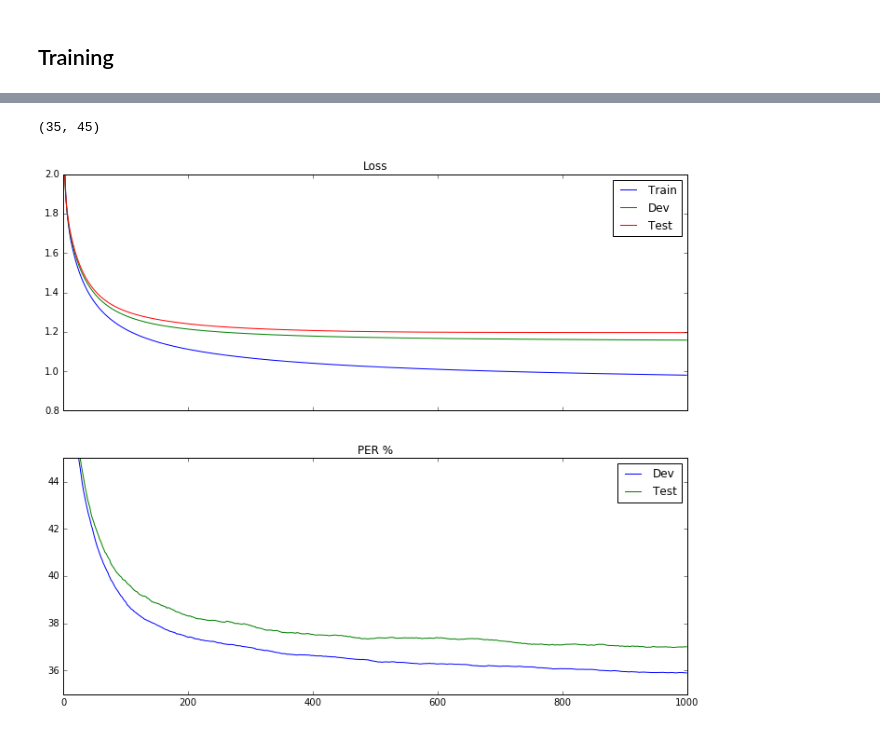
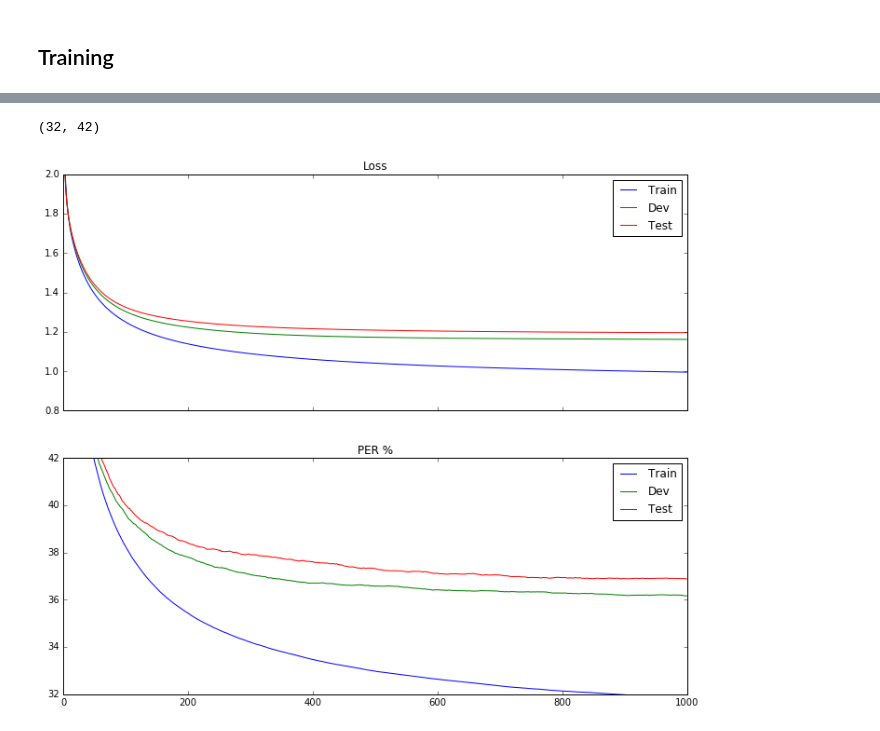
Before and after one commit to danijel3/ASRDemos, a Jupyter notebook: notebooks/MLP_TIMIT_ctx10.ipynb, the cells around one changed output, grey strips where cells are left out. Drawn from its saved outputs; the diff is of its cells as text; code cells hidden in the pictures.

```diff
--- a/notebooks/MLP_TIMIT_ctx10.ipynb
+++ b/notebooks/MLP_TIMIT_ctx10.ipynb
@@ -123,17 +123,17 @@ Evertyhing else here is the same as with the standard MLP except for the learnin
 # %%
 model = Sequential()
 
-model.add(Reshape(input_shape=(ctx_size,input_dim),dims=(ctx_size*input_dim,)))
+model.add(Reshape(input_shape=(ctx_size,input_dim),target_shape=(ctx_size*input_dim,)))
 model.add(Dense(output_dim=hidden_num))
 model.add(Activation('sigmoid'))
 model.add(Dense(output_dim=output_dim))
 model.add(Activation('softmax'))
 
-optimizer= Adam(lr=0.00005)
-#optimizer= SGD(lr=1e-2,momentum=0.9)
+optimizer= SGD(lr=1e-3,momentum=0.9)
 loss='categorical_crossentropy'
+metrics=['accuracy']
 
-model.compile(loss=loss, optimizer=optimizer)
+model.compile(loss=loss, optimizer=optimizer,metrics=['accuracy'])
 # %% [markdown]
 ## Training
 # %%
@@ -147,20 +147,20 @@ for e in range(epoch_num):
     sys.stdout.flush()
 
     for u in tqdm(range(tr_in.shape[0])):
-        l=model.train_on_batch(tr_in[u],tr_out[u])
-        tr_hist.r.add(l)
+        l,a=model.train_on_batch(tr_in[u],tr_out[u])
+        tr_hist.r.addLA(l,a,tr_out[u].shape[0])
     clear_output()
     tr_hist.log()
 
     for u in range(dev_in.shape[0]):
-        l,a=model.test_on_batch(dev_in[u],dev_out[u],accuracy=True)
-        dev_hist.r.add(l,a,dev_out[u].shape[0])
+        l,a=model.test_on_batch(dev_in[u],dev_out[u])
+        dev_hist.r.addLA(l,a,dev_out[u].shape[0])
     dev_hist.log()
 
 
     for u in range(tst_in.shape[0]):
-        l,a=model.test_on_batch(tst_in[u],tst_out[u],accuracy=True)
-        tst_hist.r.add(l,a,tst_out[u].shape[0])
+        l,a=model.test_on_batch(tst_in[u],tst_out[u])
+        tst_hist.r.addLA(l,a,tst_out[u].shape[0])
     tst_hist.log()
 
 print 'Done!'
@@ -178,21 +179,22 @@ These can be handy to figure out when the model overfits. Here we can see that t
 # %%
 import matplotlib.pyplot as P
 %matplotlib inline
 
 fig,ax=P.subplots(2,sharex=True,figsize=(12,10))
 
 ax[0].set_title('Loss')
 ax[0].plot(tr_hist.loss,label='Train')
 ax[0].plot(dev_hist.loss,label='Dev')
 ax[0].plot(tst_hist.loss,label='Test')
 ax[0].legend()
 ax[0].set_ylim((0.8,2))
 
 ax[1].set_title('PER %')
+ax[1].plot(100*(1-np.array(tr_hist.acc)),label='Train')
 ax[1].plot(100*(1-np.array(dev_hist.acc)),label='Dev')
 ax[1].plot(100*(1-np.array(tst_hist.acc)),label='Test')
 ax[1].legend()
-ax[1].set_ylim((35,45))
+ax[1].set_ylim((32,42))
 # %% [output]
-(35, 45)
+(32, 42)
-[figure, old version]
+[figure, new version]
```
Also changed, not shown: parts of 16 cells of this notebook, 1 other file.
